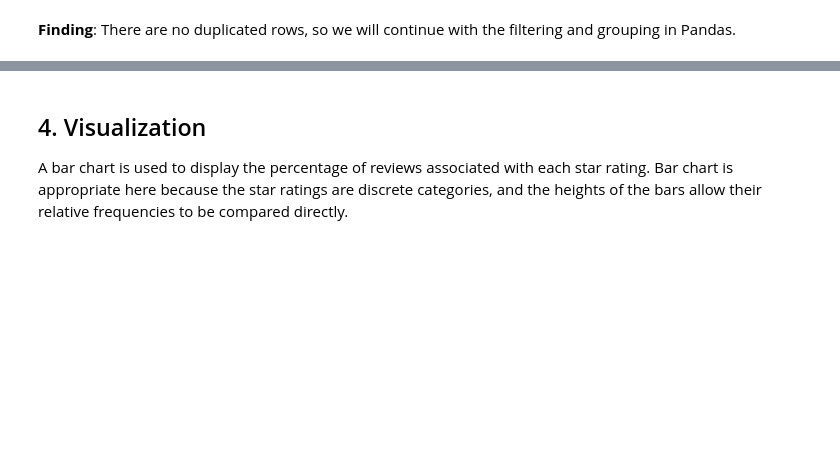
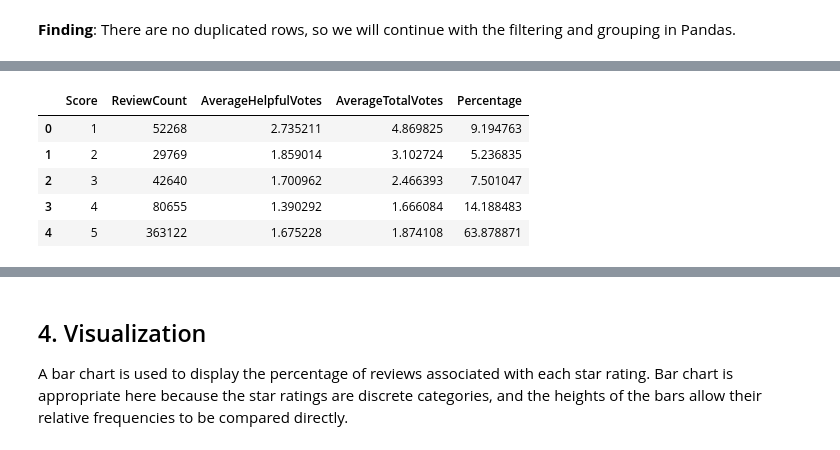
Before and after one commit to Jacey-Dai/IDS706-Assignment-Data-Analysis, a Jupyter notebook: data_analysis.ipynb, the cells around one changed output, grey strips where cells are left out. Saved outputs shown, nothing was run; the diff lists cells and outputs as text; code cells hidden in the pictures; blank space fills up the shorter version.

Commit message:
Review and add the final edits, edit and add the rust notebook

```diff
--- a/data_analysis.ipynb
+++ b/data_analysis.ipynb
@@ -144,14 +141,0 @@ We will first create a new variable called **"Helpfulness Ratio"**. In the datas
-# %%
-reviews["HelpfulnessRatio"] = pd.NA
-
-has_votes = reviews["HelpfulnessDenominator"] > 0
-
-reviews.loc[has_votes, "HelpfulnessRatio"] = (reviews.loc[has_votes, "HelpfulnessNumerator"] /reviews.loc[has_votes, "HelpfulnessDenominator"])
-
-reviews[
-    [
-        "HelpfulnessNumerator",
-        "HelpfulnessDenominator",
-        "HelpfulnessRatio",
-    ]
-].head(10)
@@ -289,0 +159,64 @@ shape: (5, 5)
+# %%
+pandas_start_time = time.perf_counter()
+
+# Select reviews with at least 10 helpfulness votes
+pandas_reviews_with_votes = reviews[
+    reviews["HelpfulnessDenominator"] >= 10
+].copy()
+
+# Calculate the helpfulness ratio
+pandas_reviews_with_votes["HelpfulnessRatio"] = (
+    pandas_reviews_with_votes["HelpfulnessNumerator"]
+    / pandas_reviews_with_votes["HelpfulnessDenominator"]
+)
+
+# Select highly helpful positive reviews
+pandas_helpful_positive = pandas_reviews_with_votes[
+    (pandas_reviews_with_votes["Score"] >= 4)
+    & (
+        pandas_reviews_with_votes["HelpfulnessRatio"]
+        >= 0.80
+    )
+].copy()
+
+# Group reviews by score
+pandas_score_summary = (
+    reviews.groupby("Score")
+    .agg(
+        ReviewCount=("Id", "count"),
+        AverageHelpfulVotes=(
+            "HelpfulnessNumerator",
+            "mean",
+        ),
+        AverageTotalVotes=(
+            "HelpfulnessDenominator",
+            "mean",
+        ),
+    )
+    .reset_index()
+    .sort_values("Score")
+)
+
+# Calculate the percentage of reviews at each score
+pandas_score_summary["Percentage"] = (
+    pandas_score_summary["ReviewCount"]
+    / pandas_score_summary["ReviewCount"].sum()
+    * 100
+)
+
+pandas_analysis_time = (
+    time.perf_counter() - pandas_start_time
+)
+
+print(
+    "Number of highly helpful positive reviews:",
+    len(pandas_helpful_positive),
+)
+
+print(
+    f"Pandas analysis time: "
+    f"{pandas_analysis_time:.6f} seconds"
+)
+
+pandas_score_summary
+# %% [output]
@@ -289,0 +225,6 @@ shape: (5, 5)
+|  | Score | ReviewCount | AverageHelpfulVotes | AverageTotalVotes | Percentage |
+| 0 | 1 | 52268 | 2.735211 | 4.869825 | 9.194763 |
+| 1 | 2 | 29769 | 1.859014 | 3.102724 | 5.236835 |
+| 2 | 3 | 42640 | 1.700962 | 2.466393 | 7.501047 |
+| 3 | 4 | 80655 | 1.390292 | 1.666084 | 14.188483 |
+| 4 | 5 | 363122 | 1.675228 | 1.874108 | 63.878871 |
```
Also changed, not shown: parts of 37 cells of this notebook, 1 other file.
